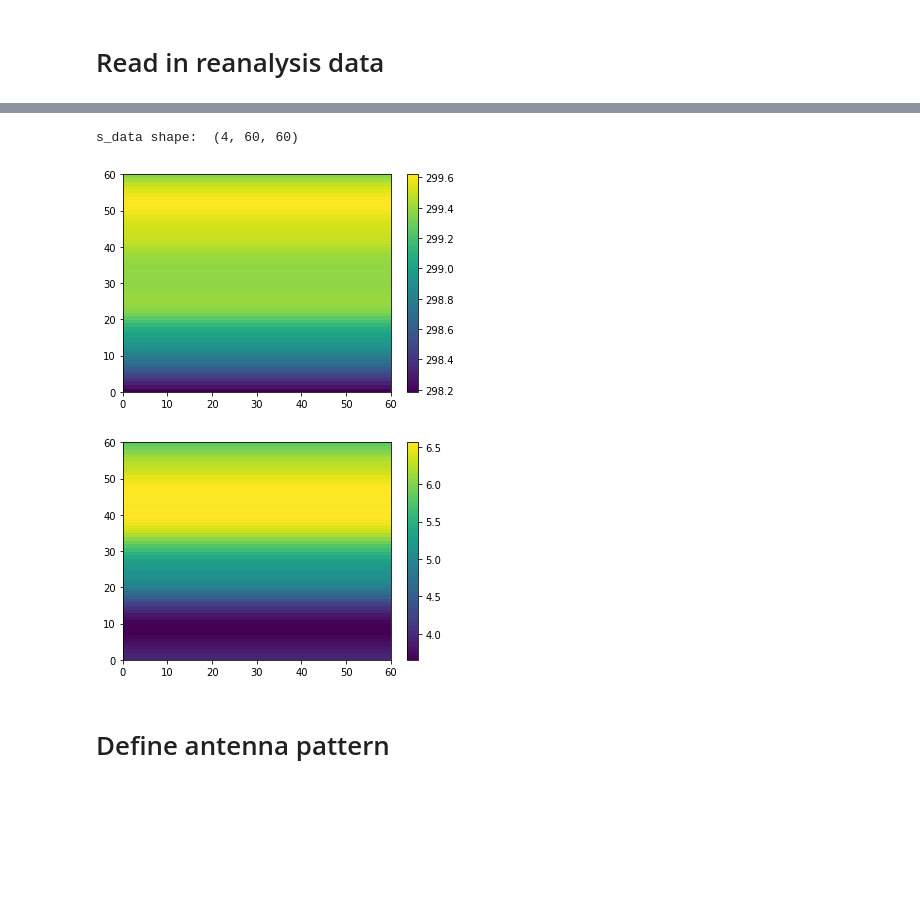
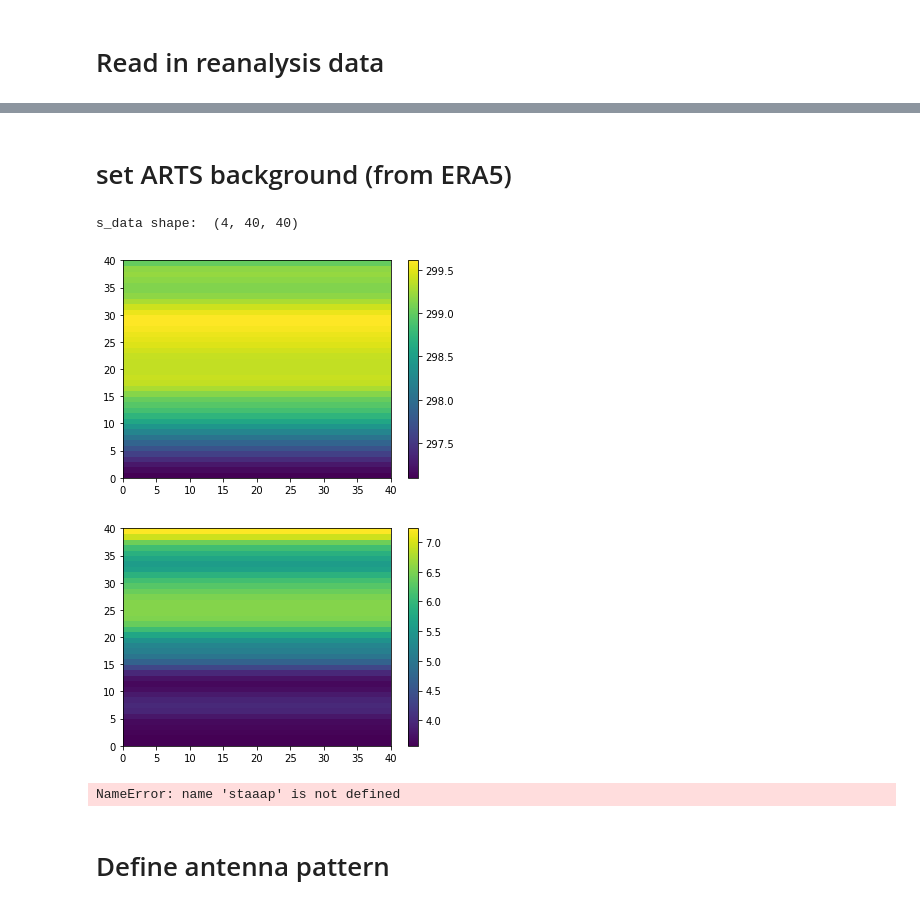
Before and after one commit to cheesetarian/amsr2_var, a Jupyter notebook: am2_mvar/retrieval_real1.ipynb, the cells around one changed output, grey strips where cells are left out. Cells and saved outputs as stored; diff of their text form; code cells hidden in the pictures; blank space fills up the shorter version.

```diff
--- a/am2_mvar/retrieval_real1.ipynb
+++ b/am2_mvar/retrieval_real1.ipynb
@@ -69,8 +69,8 @@ npol     =  2    # number of polarizations considered (2=V/H both, 1=intensity o
 # Define lat/lon grid that observation points and angular grid lie within
 lat0     = 0.5  # center of grid in lat, lon
 lon0     = -32.0
-nlat, nlon =  60, 60         # number of lat and lon divisions
-latwid, lonwid = 3.0, 3.0    # actual grid widths are double these
+nlat, nlon =  40, 40         # number of lat and lon divisions
+latwid, lonwid = 5.0, 5.0    # actual grid widths are double these
 
 # retrieval grid resolution (set down below)
 r_resa, r_reso = 0.1, 0.1
@@ -369,39 +415,43 @@ interpolating era5 data to ARTS grid
+# %% [markdown]
+# set ARTS background (from ERA5)
 # %%
 # Surface properties -- define ocean surface for simulations
 
 s_names = ["Water skin temperature","Wind speed","Wind direction","Salinity"]
 s_data = np.zeros([len(s_names), nala, nalo])  ## page/row/col
 print('s_data shape: ',s_data.shape)
 
 #tmean                   = 292.0 # sst mean
 #wsp                     = 6.3   # 10m wind speed
 # read era5 data directly from saved np arrays, already interpolated to ARTS grid defined
 s_data[0,:,:] = np.load('arrs/e5-ss_'+sgrid+'.npy')
 s_data[1,:,:] = np.load('arrs/e5-wi_'+sgrid+'.npy')
 s_data[2,:,:] = np.load('arrs/e5-wd_'+sgrid+'.npy')   # in deg from N, as expected by ARTS
 s_data[3,:,:] = 0.034                       # token salinity value
 
 # write these to ARTS variables
 ws.Copy(ws.surface_props_names, s_names)
 ws.Copy(ws.surface_props_data, s_data)
 ws.MatrixSetConstant(ws.z_surface, nala, nalo, 0.0) # explicitly set the surface to 0m altitude
 
 
 # also profile information from ERA5:
 ws.t_field.value[:,:,:] = np.load('arrs/e5-t_'+sgrid+'.npy')[::-1,:,:]
 ws.vmr_field.value[0,:,:,:] = np.load('arrs/e5-mr_'+sgrid+'.npy')[::-1,:,:]*28.966/18.016 # convert MR to VMR
 ws.p_grid.value[0] = np.mean(np.load('arrs/e5-sp_'+sgrid+'.npy')[:,:]) # just take mean from scene? not huge deal..
 
 plt.pcolor(s_data[0,:,:]) # quick look for SST
 plt.colorbar()
 plt.show()
 plt.pcolor(s_data[1,:,:]) # quick look for wsp
 plt.colorbar()
 plt.show()
+staaap
 # %% [output]
-s_data shape:  (4, 60, 60)
+s_data shape:  (4, 40, 40)
-[figure, old version]
+[figure, new version]
-[figure, old version]
+[figure, new version]
+NameError: name 'staaap' is not defined
 # %% [markdown]
 # Define antenna pattern
 # %%
```
Also changed, not shown: parts of 30 cells of this notebook.
